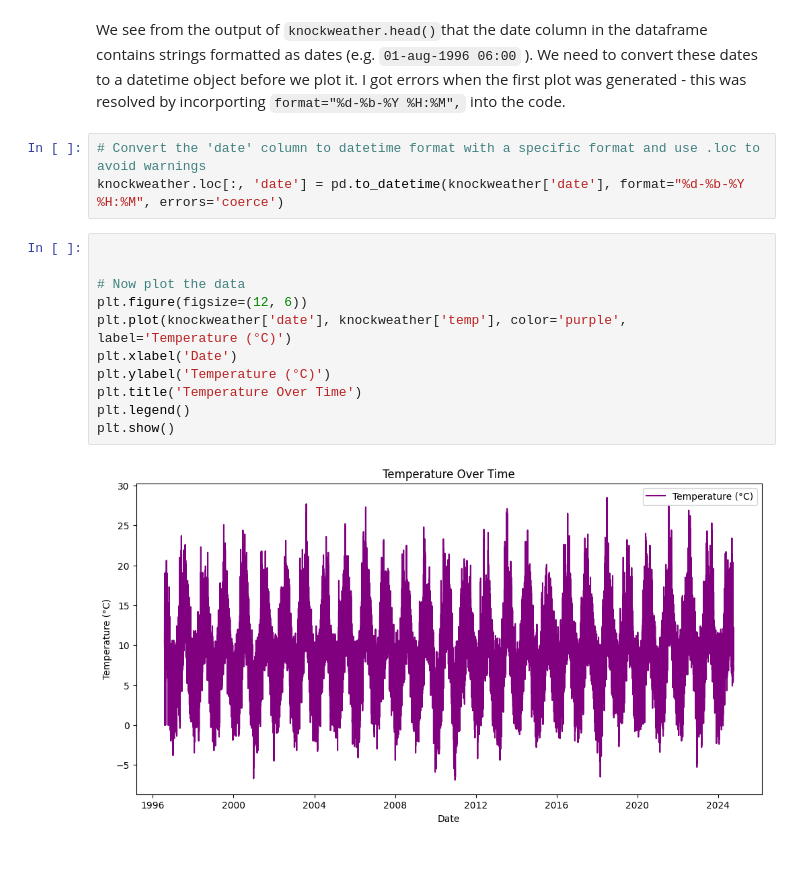
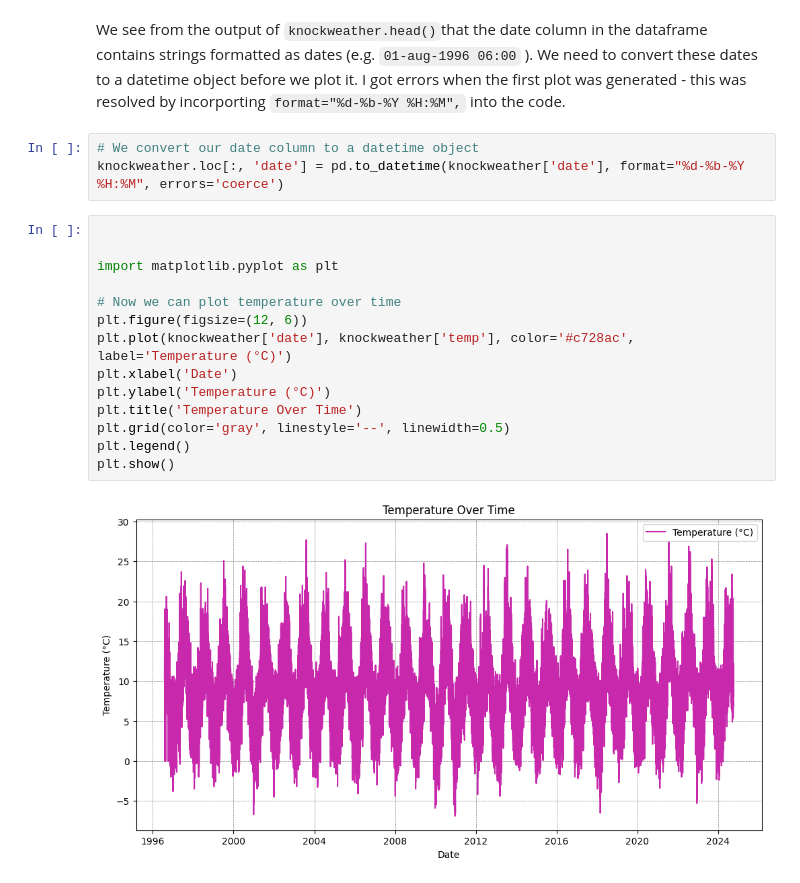
Before and after one commit to miriamroddy/PFDA, a Jupyter notebook: Assignments/assignment_6_Weather.ipynb, the cells around one changed output. Cells and saved outputs as stored; diff of their text form.

Commit message:
Changed colour of chart

```diff
--- a/Assignments/assignment_6_Weather.ipynb
+++ b/Assignments/assignment_6_Weather.ipynb
@@ -107,18 +107,21 @@ dtype: int64
 # %% [markdown]
 We see from the output of `knockweather.head()`that the date column in the dataframe contains strings formatted as dates (e.g. `01-aug-1996 06:00` ). We need to convert these dates to a datetime object before we plot it. I got errors when the first plot was generated - this was resolved by incorporting `format="%d-%b-%Y %H:%M",` into the code.
 # %%
-# Convert the 'date' column to datetime format with a specific format and use .loc to avoid warnings
+# We convert our date column to a datetime object
 knockweather.loc[:, 'date'] = pd.to_datetime(knockweather['date'], format="%d-%b-%Y %H:%M", errors='coerce')
 # %%
 
 
-# Now plot the data
+import matplotlib.pyplot as plt
+
+# Now we can plot temperature over time
 plt.figure(figsize=(12, 6))
-plt.plot(knockweather['date'], knockweather['temp'], color='purple', label='Temperature (°C)')
+plt.plot(knockweather['date'], knockweather['temp'], color='#c728ac', label='Temperature (°C)')
 plt.xlabel('Date')
 plt.ylabel('Temperature (°C)')
 plt.title('Temperature Over Time')
+plt.grid(color='gray', linestyle='--', linewidth=0.5)
 plt.legend()
 plt.show()
 # %% [output]
-[figure, old version]
+[figure, new version]
```
Also changed, not shown: parts of 2 cells of this notebook.
